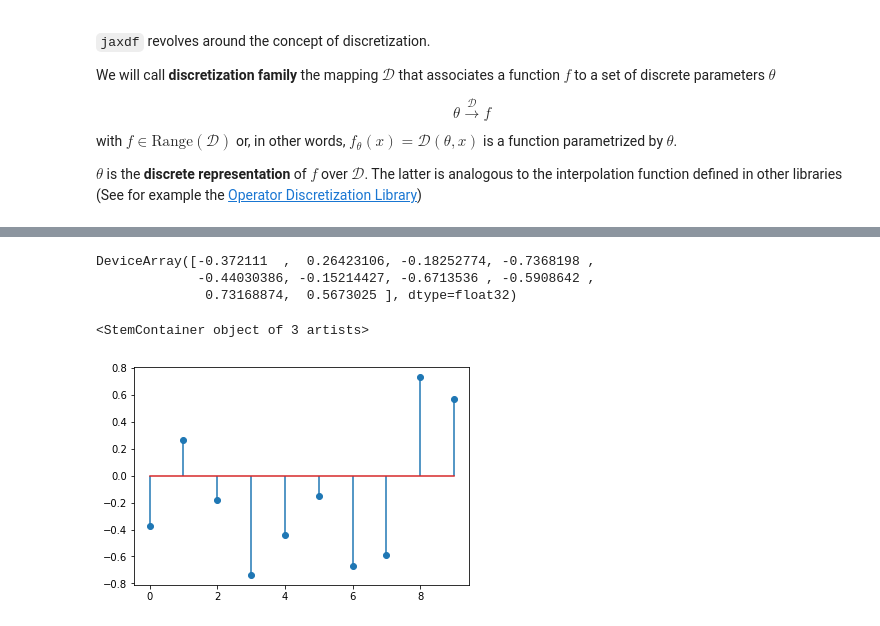
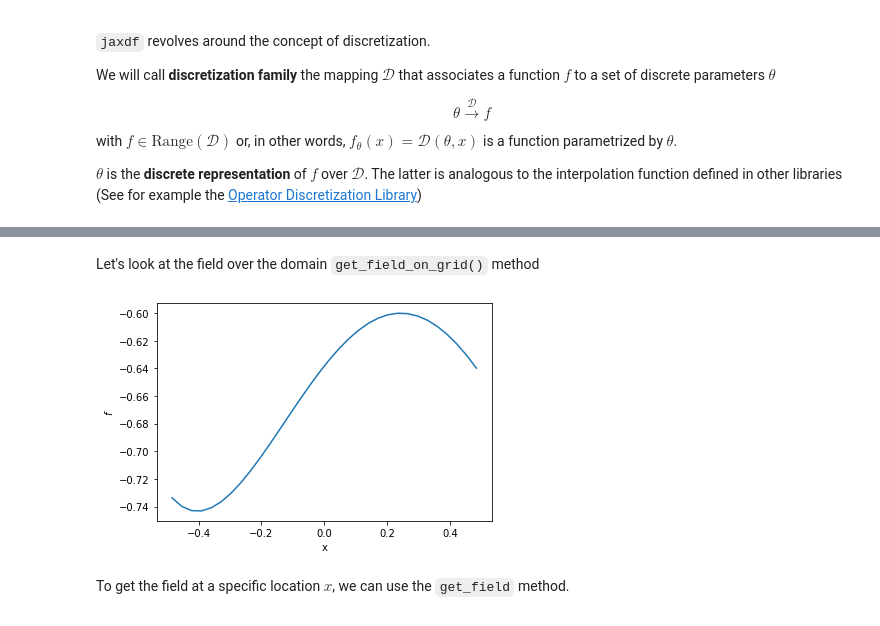
Before and after one commit to ucl-bug/jaxdf, a Jupyter notebook: docs/notebooks/api_discretization.ipynb, the cells around one changed output, grey strips where cells are left out. Drawn from its saved outputs; the diff is of its cells as text; code cells hidden in the pictures.

Commit message:
Derivatives, can call fields, on_grid property

```diff
--- a/docs/notebooks/api_discretization.ipynb
+++ b/docs/notebooks/api_discretization.ipynb
@@ -30,16 +27,21 @@ In `jaxdf`, we construct such a discretization using the `Arbitrary` discretizat
 # %%
-from jaxdf.discretization import Arbitrary
+from jaxdf.discretization import Continuous
+from jaxdf.geometry import Domain
 from jax.random import normal, PRNGKey
+from jax import numpy as jnp
 
-N = 10
+seed = PRNGKey(30)
+N = 5
+
+from jaxdf.geometry import Domain
+domain = Domain((16,),(2/16.,))
 
 def p_n(theta, x):
     i = jnp.arange(N)
     powers = x**i
-    return jnp.sum(theta*(x**i))
+    return jnp.expand_dims(jnp.sum(theta*(x**i)), -1)
 
-def init_params(seed, domain):
-    return normal(seed, (N,))
+params = normal(seed, (N,))
+domain = Domain((32,),(1/32.,))
 
-polynomial_discretization = Arbitrary(domain, p_n, init_params)
-y_params, y = polynomial_discretization.random_field(seed=PRNGKey(0), name='y')
+u = Continuous(params, domain, p_n)
@@ -48,13 +48,14 @@ WARNING:absl:No GPU/TPU found, falling back to CPU. (Set TF_CPP_MIN_LOG_LEVEL=0
-# %%
-y_params
-# %% [output]
-DeviceArray([-0.372111  ,  0.26423106, -0.18252774, -0.7368198 ,
-             -0.44030386, -0.15214427, -0.6713536 , -0.5908642 ,
-              0.73168874,  0.5673025 ], dtype=float32)
+# %% [markdown]
+Let's look at the field over the domain `get_field_on_grid()` method
 # %%
 from matplotlib import pyplot as plt
 
-plt.stem(y_params)
+def show_field(u, domain):
+    plt.plot(domain.spatial_axis[0], u.get_field_on_grid())
+    plt.xlabel("x")
+    plt.ylabel("$f$")
+    plt.show()
+
+show_field(u, domain)
 # %% [output]
-<StemContainer object of 3 artists>
-[figure, old version]
+[figure, new version]
@@ -66 +62,3 @@ x_coord = domain.spatial_axis[0]
+# %% [markdown]
+To get the field at a specific location $x$, we can use the `get_field` method.
 # %%
```
Also changed, not shown: parts of 40 cells of this notebook, 16 other files.
